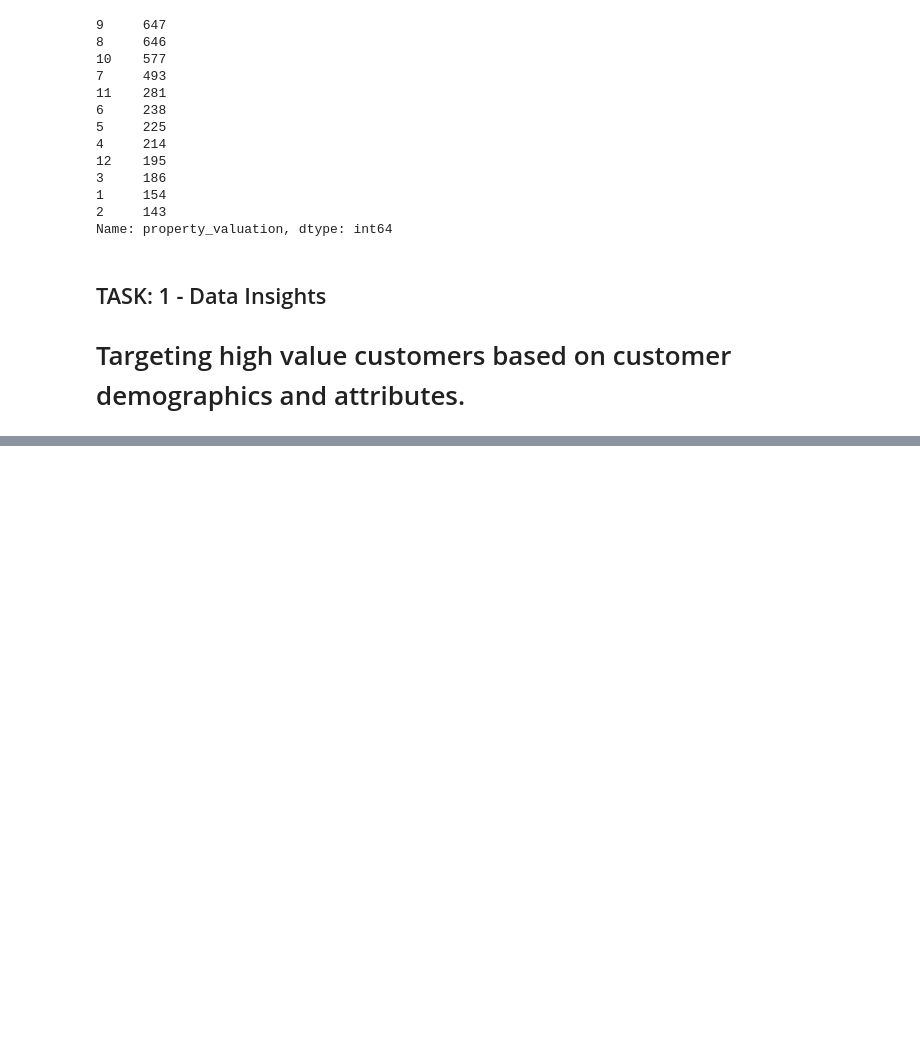
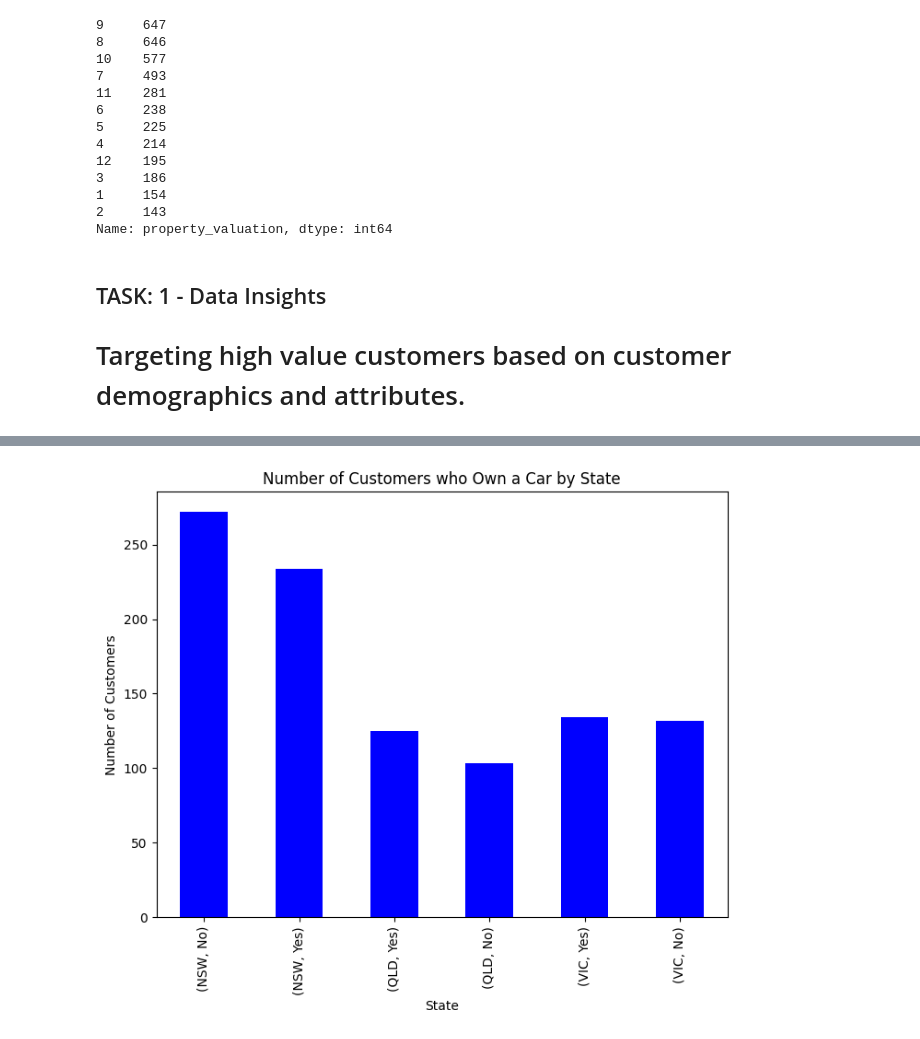
Before and after one commit to laussin86/Customers-analysis-based-on-demography-and-preferences, a Jupyter notebook: KPMG_Data_Analysis.ipynb, the cells around one changed output, grey strips where cells are left out. Saved outputs shown, nothing was run; the diff lists cells and outputs as text; code cells hidden in the pictures; blank space fills up the shorter version.

```diff
--- a/KPMG_Data_Analysis.ipynb
+++ b/KPMG_Data_Analysis.ipynb
@@ -717,0 +789,17 @@ Name: property_valuation, dtype: int64
+# %%
+## Count the number of customers who own a car for each state
+car_counts = NewCustomerList.groupby('state')['owns_car'].value_counts()
+
+# Create a bar plot
+fig, ax = plt.subplots(1, 1, figsize=(8, 6))
+car_counts.plot(kind='bar', ax=ax, color='blue')
+
+# Set axis labels and title
+ax.set_xlabel('State')
+ax.set_ylabel('Number of Customers')
+ax.set_title('Number of Customers who Own a Car by State')
+
+# Show plot
+plt.show()
+# %% [output]
+[figure, added]
```
Also changed, not shown: parts of 5 cells of this notebook.
